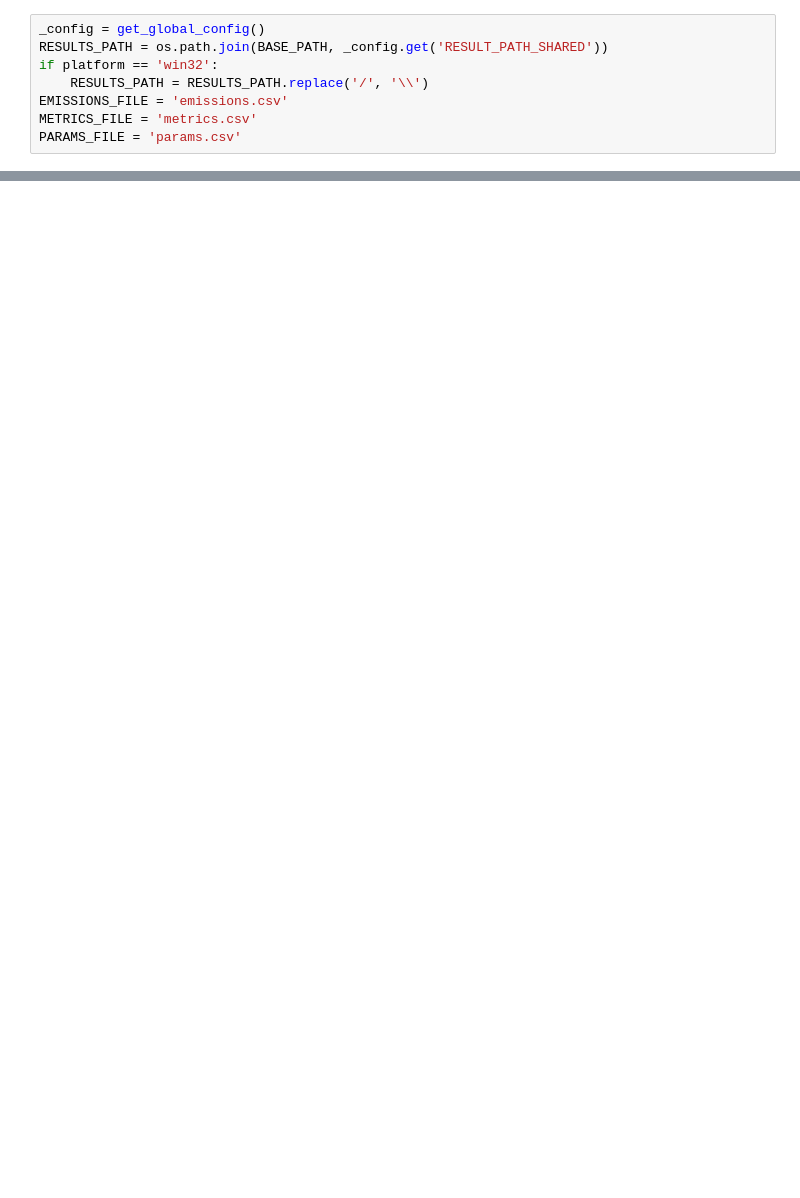
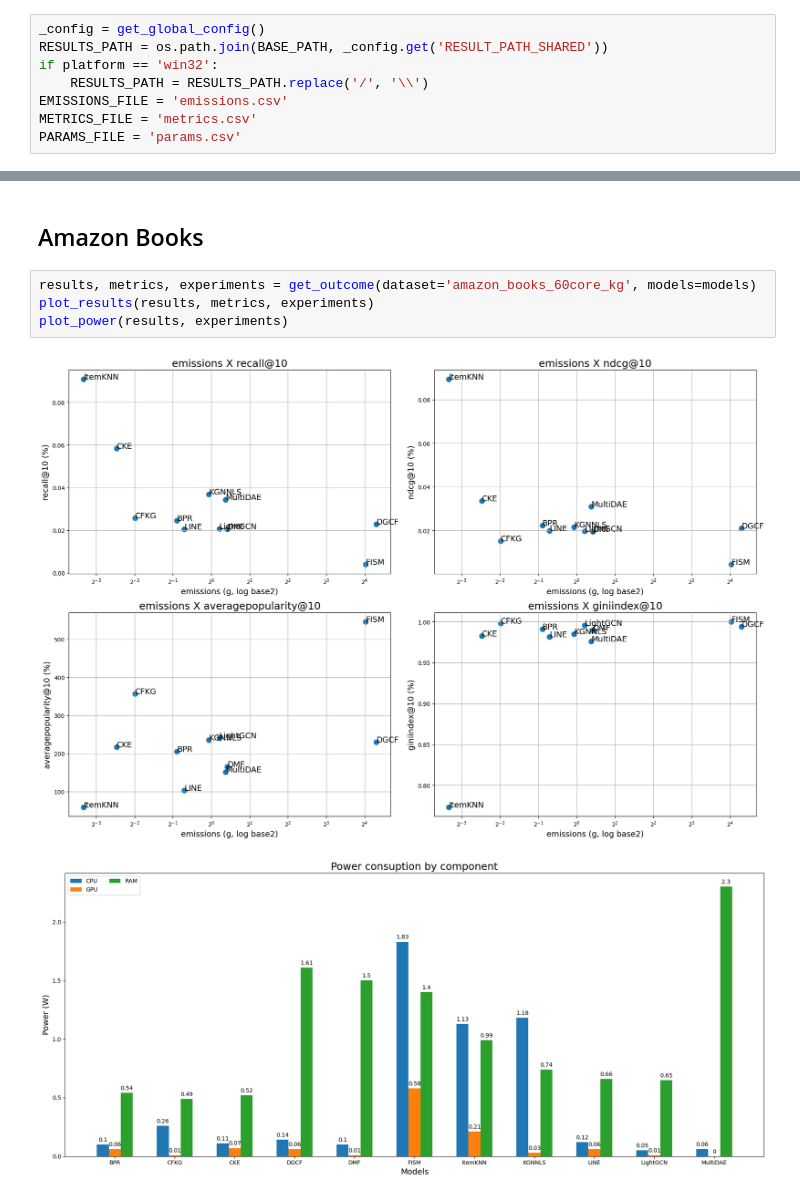
Before and after one commit to Fonty02/Tesi, a Jupyter notebook: notebooks/defaults-results.ipynb, the cells around one changed output, grey strips where cells are left out. Saved outputs shown, nothing was run; the diff lists cells and outputs as text; blank space fills up the shorter version.

```diff
--- a/notebooks/defaults-results.ipynb
+++ b/notebooks/defaults-results.ipynb
@@ -122,0 +112,9 @@ plt.show()
+# %% [markdown]
+## Amazon Books
+# %%
+results, metrics, experiments = get_outcome(dataset='amazon_books_60core_kg', models=models)
+plot_results(results, metrics, experiments)
+plot_power(results, experiments)
+# %% [output]
+[figure, added]
+[figure, added]
```
Also changed, not shown: parts of 11 cells of this notebook, 6 other files.
